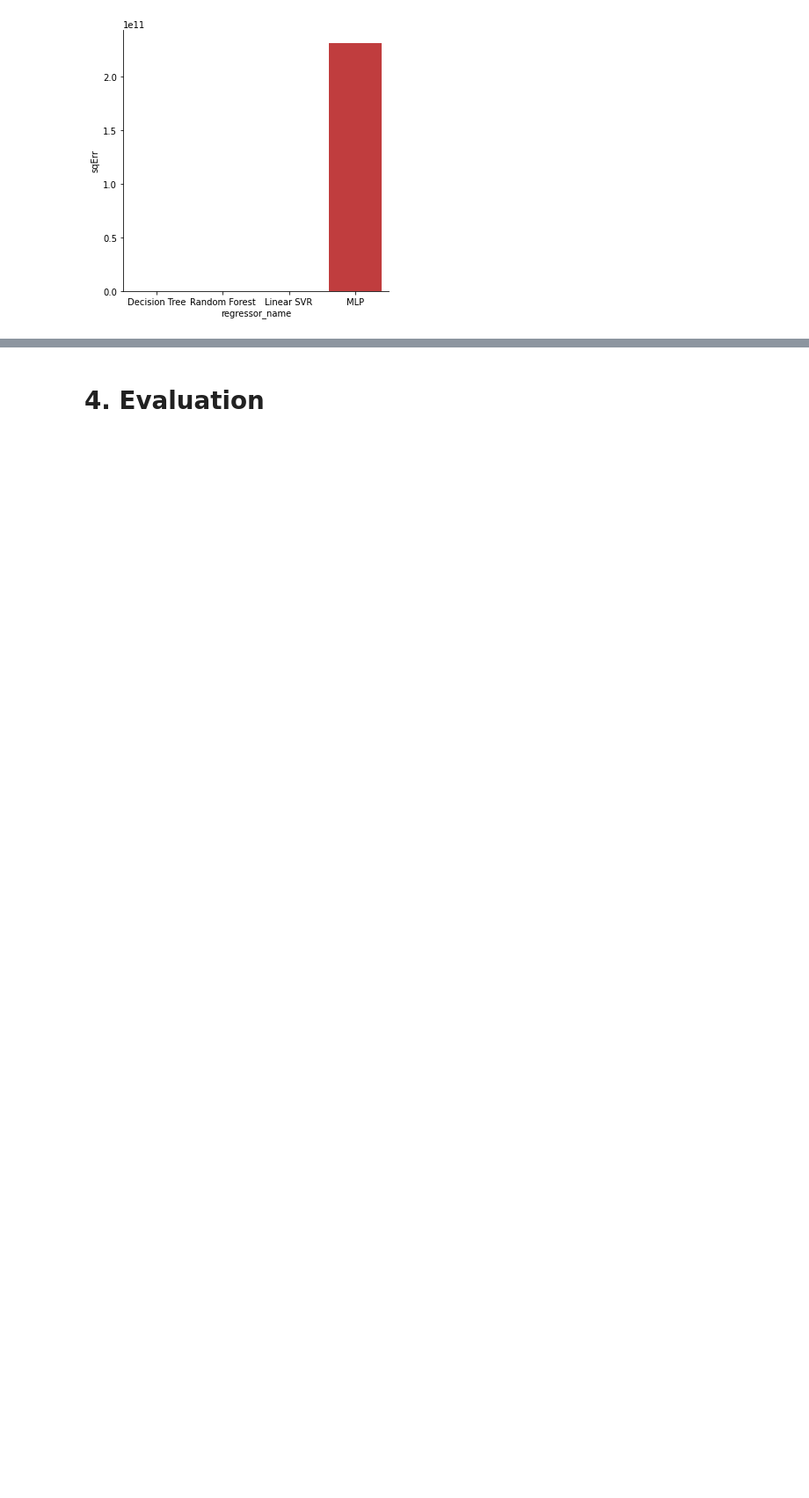
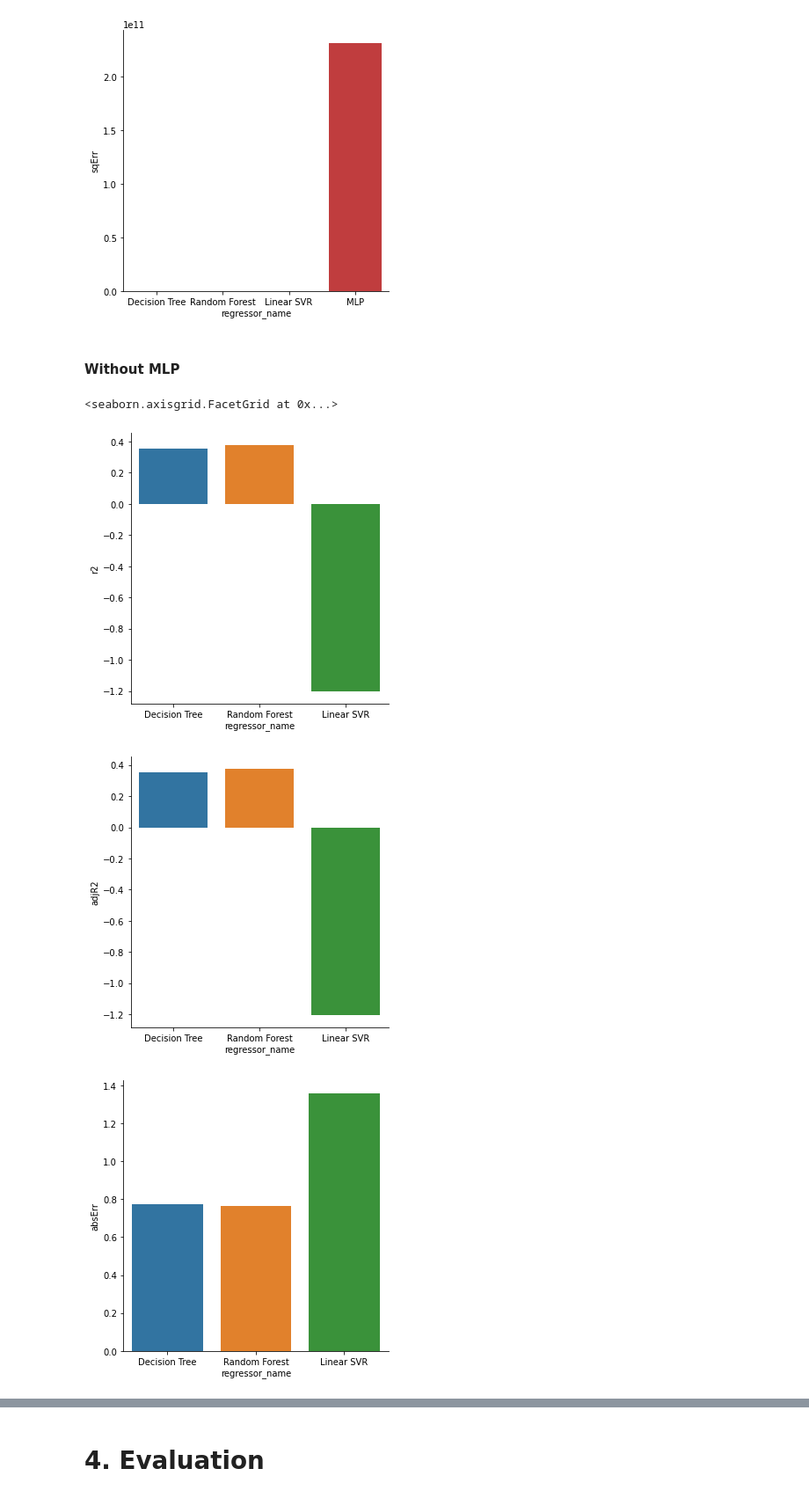
Before and after one commit to pdsam/IART, a Jupyter notebook: Proj2/NoteBookfinal.ipynb, the cells around one changed output, grey strips where cells are left out. Shown at 88% size. Drawn from its saved outputs; the diff is of its cells as text; code cells hidden in the pictures; blank space fills up the shorter version.

Commit message:
more graphs

```diff
--- a/Proj2/NoteBookfinal.ipynb
+++ b/Proj2/NoteBookfinal.ipynb
@@ -579,3 +579,16 @@ sb.catplot(x='regressor_name', y='sqErr', kind='bar',data=results)
 [figure]
 [figure]
 [figure]
+# %% [markdown]
+#### Without MLP
+# %%
+results = pd.DataFrame(filter(lambda x: x[0] != 'MLP', model_results), columns=['regressor_name', 'r2', 'adjR2', 'absErr', 'sqErr'])
+sb.catplot(x='regressor_name', y='r2', kind='bar',data=results)
+sb.catplot(x='regressor_name', y='adjR2', kind='bar',data=results)
+sb.catplot(x='regressor_name', y='absErr', kind='bar',data=results)
+sb.catplot(x='regressor_name', y='sqErr', kind='bar',data=results)
+# %% [output]
+<seaborn.axisgrid.FacetGrid at 0x...>
+[figure, added]
+[figure, added]
+[figure, added]
```
Also changed, not shown: parts of 1 cell of this notebook.
